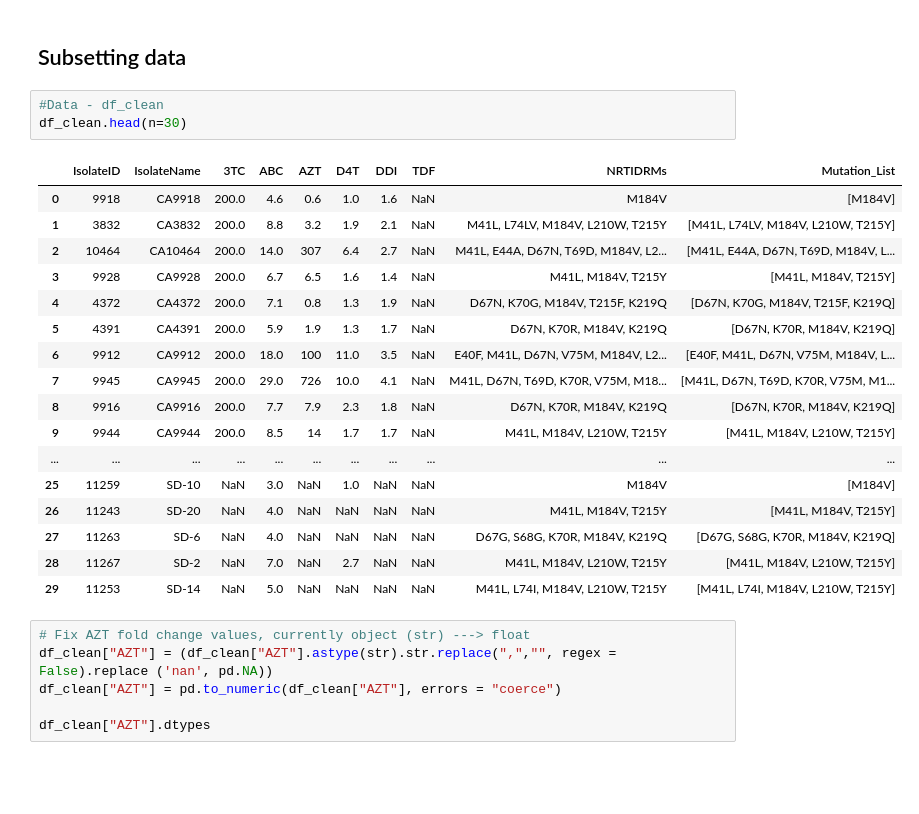
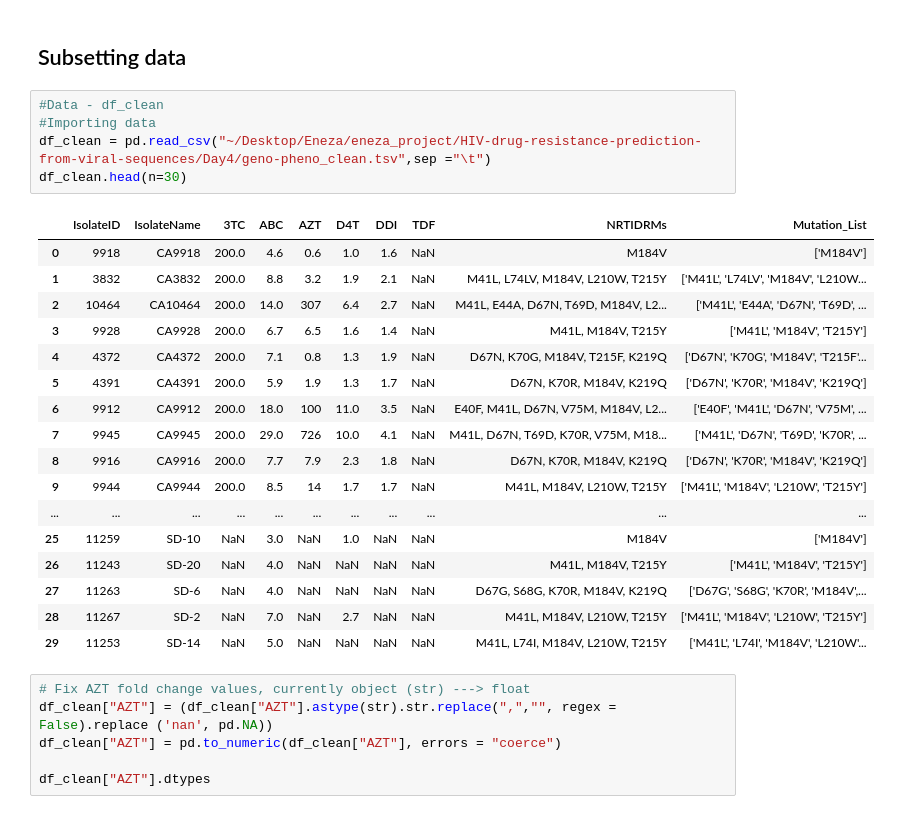
Before and after one commit to NoelOkumu/Eneza-Data-Science-Residential-training-2026, a Jupyter notebook: Day1/mutatio_profile1.ipynb, the cells around one changed output. Drawn from its saved outputs; the diff is of its cells as text; blank space fills up the shorter version.

```diff
--- a/Day1/mutatio_profile1.ipynb
+++ b/Day1/mutatio_profile1.ipynb
@@ -383,25 +405,27 @@ retained_mutations.shape
 ## Subsetting data
 # %%
 #Data - df_clean
+#Importing data
+df_clean = pd.read_csv("~/Desktop/Eneza/eneza_project/HIV-drug-resistance-prediction-from-viral-sequences/Day4/geno-pheno_clean.tsv",sep ="\t")
 df_clean.head(n=30)
 # %% [output]
 |  | IsolateID | IsolateName | 3TC | ABC | AZT | D4T | DDI | TDF | NRTIDRMs | Mutation_List |
-| 0 | 9918 | CA9918 | 200.0 | 4.6 | 0.6 | 1.0 | 1.6 | NaN | M184V | [M184V] |
-| 1 | 3832 | CA3832 | 200.0 | 8.8 | 3.2 | 1.9 | 2.1 | NaN | M41L, L74LV, M184V, L210W, T215Y | [M41L, L74LV, M184V, L210W, T215Y] |
-| 2 | 10464 | CA10464 | 200.0 | 14.0 | 307 | 6.4 | 2.7 | NaN | M41L, E44A, D67N, T69D, M184V, L2... | [M41L, E44A, D67N, T69D, M184V, L... |
-| 3 | 9928 | CA9928 | 200.0 | 6.7 | 6.5 | 1.6 | 1.4 | NaN | M41L, M184V, T215Y | [M41L, M184V, T215Y] |
-| 4 | 4372 | CA4372 | 200.0 | 7.1 | 0.8 | 1.3 | 1.9 | NaN | D67N, K70G, M184V, T215F, K219Q | [D67N, K70G, M184V, T215F, K219Q] |
-| 5 | 4391 | CA4391 | 200.0 | 5.9 | 1.9 | 1.3 | 1.7 | NaN | D67N, K70R, M184V, K219Q | [D67N, K70R, M184V, K219Q] |
-| 6 | 9912 | CA9912 | 200.0 | 18.0 | 100 | 11.0 | 3.5 | NaN | E40F, M41L, D67N, V75M, M184V, L2... | [E40F, M41L, D67N, V75M, M184V, L... |
-| 7 | 9945 | CA9945 | 200.0 | 29.0 | 726 | 10.0 | 4.1 | NaN | M41L, D67N, T69D, K70R, V75M, M18... | [M41L, D67N, T69D, K70R, V75M, M1... |
-| 8 | 9916 | CA9916 | 200.0 | 7.7 | 7.9 | 2.3 | 1.8 | NaN | D67N, K70R, M184V, K219Q | [D67N, K70R, M184V, K219Q] |
-| 9 | 9944 | CA9944 | 200.0 | 8.5 | 14 | 1.7 | 1.7 | NaN | M41L, M184V, L210W, T215Y | [M41L, M184V, L210W, T215Y] |
+| 0 | 9918 | CA9918 | 200.0 | 4.6 | 0.6 | 1.0 | 1.6 | NaN | M184V | ['M184V'] |
+| 1 | 3832 | CA3832 | 200.0 | 8.8 | 3.2 | 1.9 | 2.1 | NaN | M41L, L74LV, M184V, L210W, T215Y | ['M41L', 'L74LV', 'M184V', 'L210W... |
+| 2 | 10464 | CA10464 | 200.0 | 14.0 | 307 | 6.4 | 2.7 | NaN | M41L, E44A, D67N, T69D, M184V, L2... | ['M41L', 'E44A', 'D67N', 'T69D', ... |
+| 3 | 9928 | CA9928 | 200.0 | 6.7 | 6.5 | 1.6 | 1.4 | NaN | M41L, M184V, T215Y | ['M41L', 'M184V', 'T215Y'] |
+| 4 | 4372 | CA4372 | 200.0 | 7.1 | 0.8 | 1.3 | 1.9 | NaN | D67N, K70G, M184V, T215F, K219Q | ['D67N', 'K70G', 'M184V', 'T215F'... |
+| 5 | 4391 | CA4391 | 200.0 | 5.9 | 1.9 | 1.3 | 1.7 | NaN | D67N, K70R, M184V, K219Q | ['D67N', 'K70R', 'M184V', 'K219Q'] |
+| 6 | 9912 | CA9912 | 200.0 | 18.0 | 100 | 11.0 | 3.5 | NaN | E40F, M41L, D67N, V75M, M184V, L2... | ['E40F', 'M41L', 'D67N', 'V75M', ... |
+| 7 | 9945 | CA9945 | 200.0 | 29.0 | 726 | 10.0 | 4.1 | NaN | M41L, D67N, T69D, K70R, V75M, M18... | ['M41L', 'D67N', 'T69D', 'K70R', ... |
+| 8 | 9916 | CA9916 | 200.0 | 7.7 | 7.9 | 2.3 | 1.8 | NaN | D67N, K70R, M184V, K219Q | ['D67N', 'K70R', 'M184V', 'K219Q'] |
+| 9 | 9944 | CA9944 | 200.0 | 8.5 | 14 | 1.7 | 1.7 | NaN | M41L, M184V, L210W, T215Y | ['M41L', 'M184V', 'L210W', 'T215Y'] |
 | ... | ... | ... | ... | ... | ... | ... | ... | ... | ... | ... |
-| 25 | 11259 | SD-10 | NaN | 3.0 | NaN | 1.0 | NaN | NaN | M184V | [M184V] |
-| 26 | 11243 | SD-20 | NaN | 4.0 | NaN | NaN | NaN | NaN | M41L, M184V, T215Y | [M41L, M184V, T215Y] |
-| 27 | 11263 | SD-6 | NaN | 4.0 | NaN | NaN | NaN | NaN | D67G, S68G, K70R, M184V, K219Q | [D67G, S68G, K70R, M184V, K219Q] |
-| 28 | 11267 | SD-2 | NaN | 7.0 | NaN | 2.7 | NaN | NaN | M41L, M184V, L210W, T215Y | [M41L, M184V, L210W, T215Y] |
-| 29 | 11253 | SD-14 | NaN | 5.0 | NaN | NaN | NaN | NaN | M41L, L74I, M184V, L210W, T215Y | [M41L, L74I, M184V, L210W, T215Y] |
+| 25 | 11259 | SD-10 | NaN | 3.0 | NaN | 1.0 | NaN | NaN | M184V | ['M184V'] |
+| 26 | 11243 | SD-20 | NaN | 4.0 | NaN | NaN | NaN | NaN | M41L, M184V, T215Y | ['M41L', 'M184V', 'T215Y'] |
+| 27 | 11263 | SD-6 | NaN | 4.0 | NaN | NaN | NaN | NaN | D67G, S68G, K70R, M184V, K219Q | ['D67G', 'S68G', 'K70R', 'M184V',... |
+| 28 | 11267 | SD-2 | NaN | 7.0 | NaN | 2.7 | NaN | NaN | M41L, M184V, L210W, T215Y | ['M41L', 'M184V', 'L210W', 'T215Y'] |
+| 29 | 11253 | SD-14 | NaN | 5.0 | NaN | NaN | NaN | NaN | M41L, L74I, M184V, L210W, T215Y | ['M41L', 'L74I', 'M184V', 'L210W'... |
 # %%
 # Fix AZT fold change values, currently object (str) ---> float
 df_clean["AZT"] = (df_clean["AZT"].astype(str).str.replace(",","", regex = False).replace ('nan', pd.NA))
```
Also changed, not shown: parts of 23 cells of this notebook.
